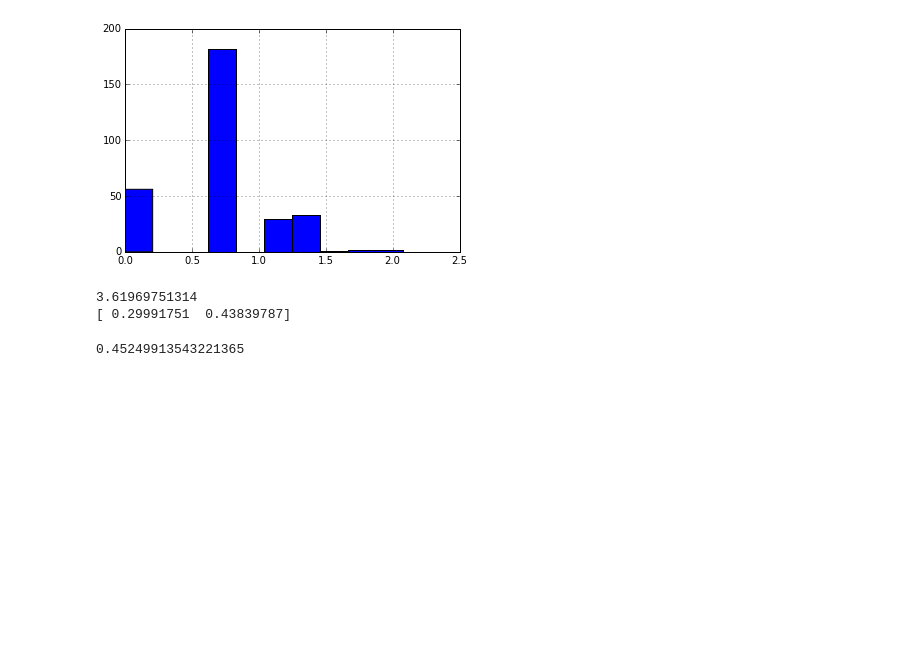
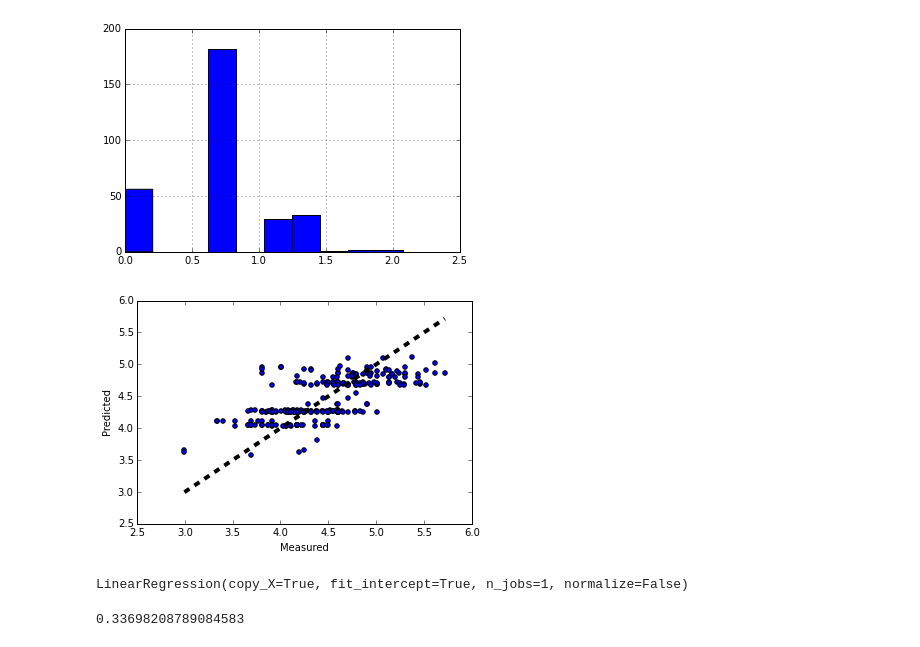
Before and after one commit to peacing/bkds-datachallenge-singman-paul, a Jupyter notebook: case-study-prediction.ipynb, the cells around one changed output. Saved outputs shown, nothing was run; the diff lists cells and outputs as text; code cells hidden in the pictures; blank space fills up the shorter version.

Commit message:
First linear regression with residual analysis

```diff
--- a/case-study-prediction.ipynb
+++ b/case-study-prediction.ipynb
@@ -64,20 +64,20 @@ ny_df.log_Capacity.hist()
 feature_cols = ['log_Capacity', 'Room_Type']
 X = ny_df[feature_cols]
 y = ny_df.log_Price
-
-# follow the usual sklearn pattern: import, instantiate, fit
-from sklearn.linear_model import LinearRegression
-lm = LinearRegression()
-lm.fit(X, y)
-
-# print intercept and coefficients
-print lm.intercept_
-print lm.coef_
-# %% [output]
-3.61969751314
-[ 0.29991751  0.43839787]
-# %%
-# calculate the R-squared
-lm.score(X, y)
-# %% [output]
-0.45249913543221365
+# %%
+from sklearn.cross_validation import cross_val_predict
+from sklearn.linear_model import LinearRegression
+
+lr = LinearRegression()
+
+# developed cross validated predictions
+predict = cross_val_predict(lr, X, y, cv=5)
+
+fig, ax = plt.subplots()
+ax.scatter(y, predict)
+ax.plot([y.min(), y.max()], [y.min(), y.max()], 'k--', lw=4)
+ax.set_xlabel('Measured')
+ax.set_ylabel('Predicted')
+plt.show()
+# %% [output]
+[figure, added]
@@ -83,0 +87,5 @@ lm.score(X, y)
+# %%
+lr = LinearRegression()
+lr.fit(X_train, y_train)
+# %% [output]
+LinearRegression(copy_X=True, fit_intercept=True, n_jobs=1, normalize=False)
@@ -83,0 +98,4 @@ lm.score(X, y)
+# %%
+rmse
+# %% [output]
+0.33698208789084583
```
Also changed, not shown: parts of 10 cells of this notebook.
